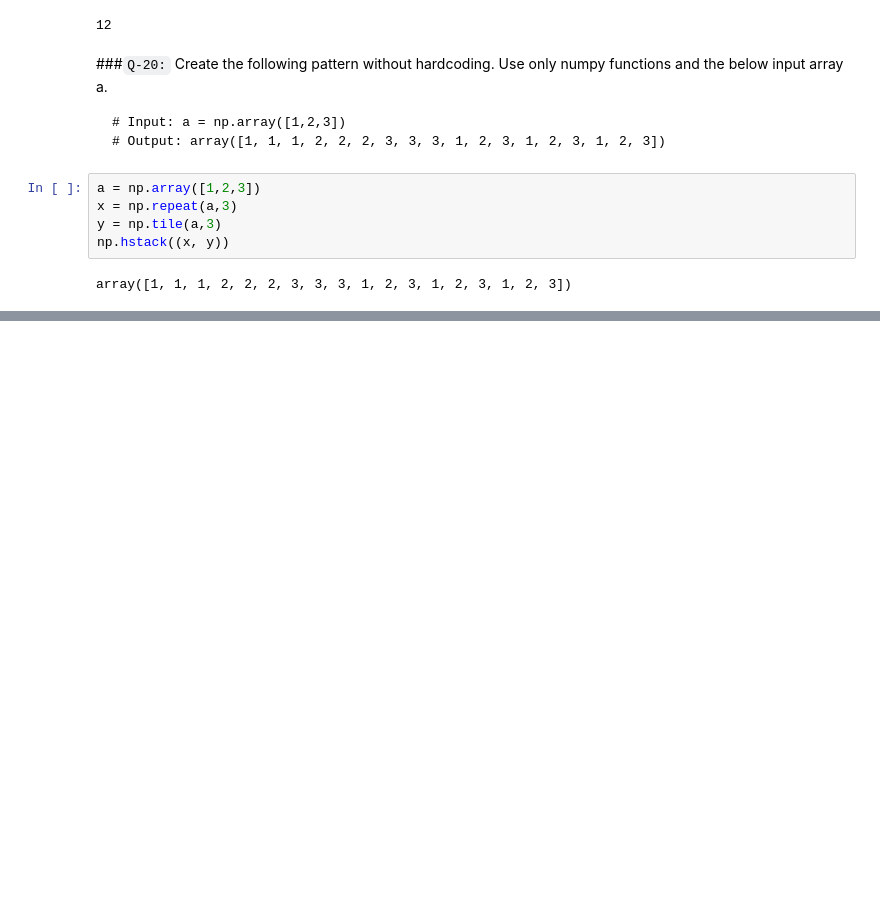
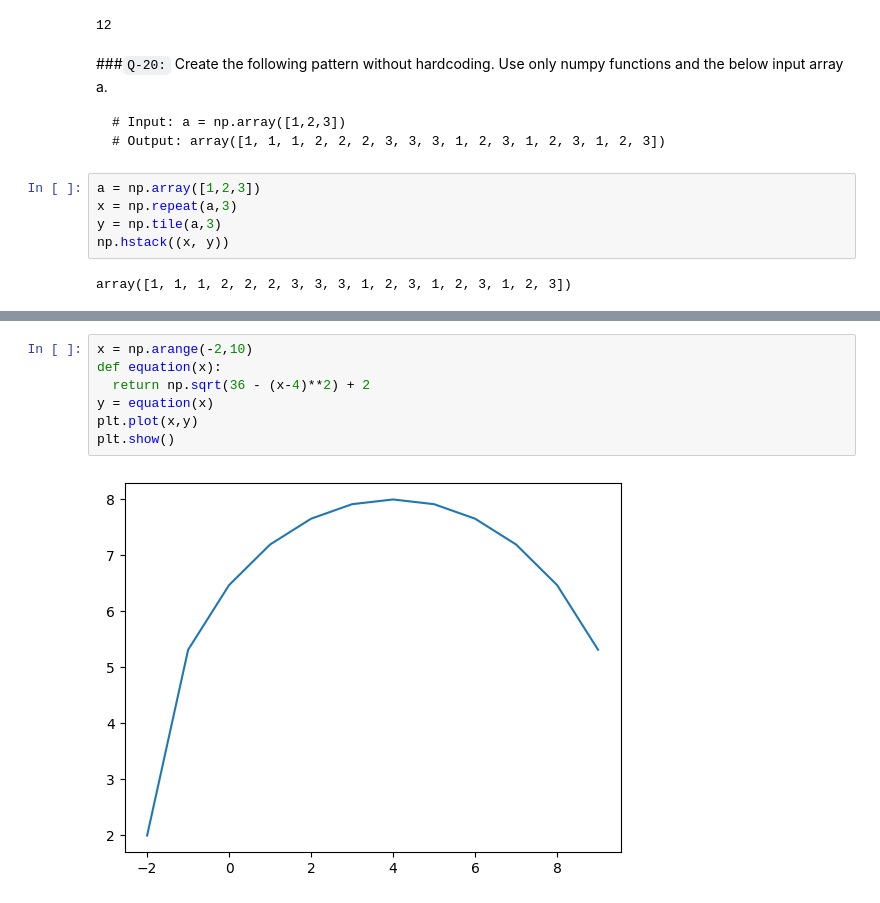
Before and after one commit to devcodes001/Machine-learning, a Jupyter notebook: Pythonfundementals/1.5.numpyproblems.ipynb, the cells around one changed output, grey strips where cells are left out. Drawn from its saved outputs; the diff is of its cells as text; blank space fills up the shorter version.

```diff
--- a/Pythonfundementals/1.5.numpyproblems.ipynb
+++ b/Pythonfundementals/1.5.numpyproblems.ipynb
@@ -439,0 +594,9 @@ array([1, 1, 1, 2, 2, 2, 3, 3, 3, 1, 2, 3, 1, 2, 3, 1, 2, 3])
+# %%
+x = np.arange(-2,10)
+def equation(x):
+  return np.sqrt(36 - (x-4)**2) + 2
+y = equation(x)
+plt.plot(x,y)
+plt.show()
+# %% [output]
+[figure, added]
```
Also changed, not shown: parts of 20 cells of this notebook.
